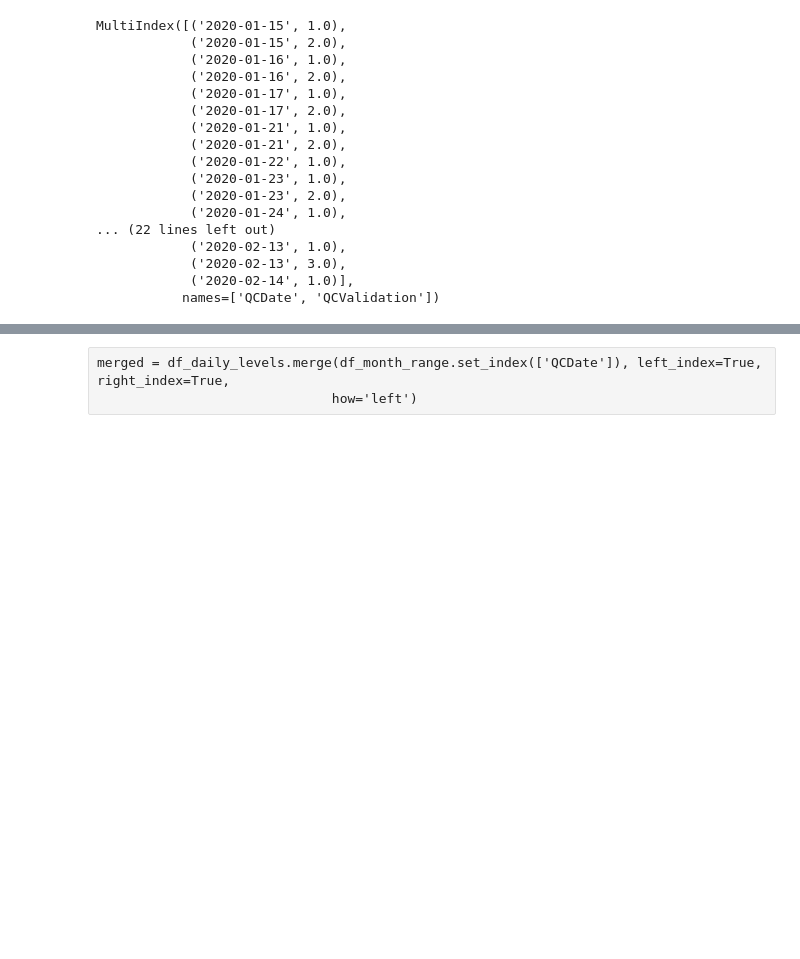
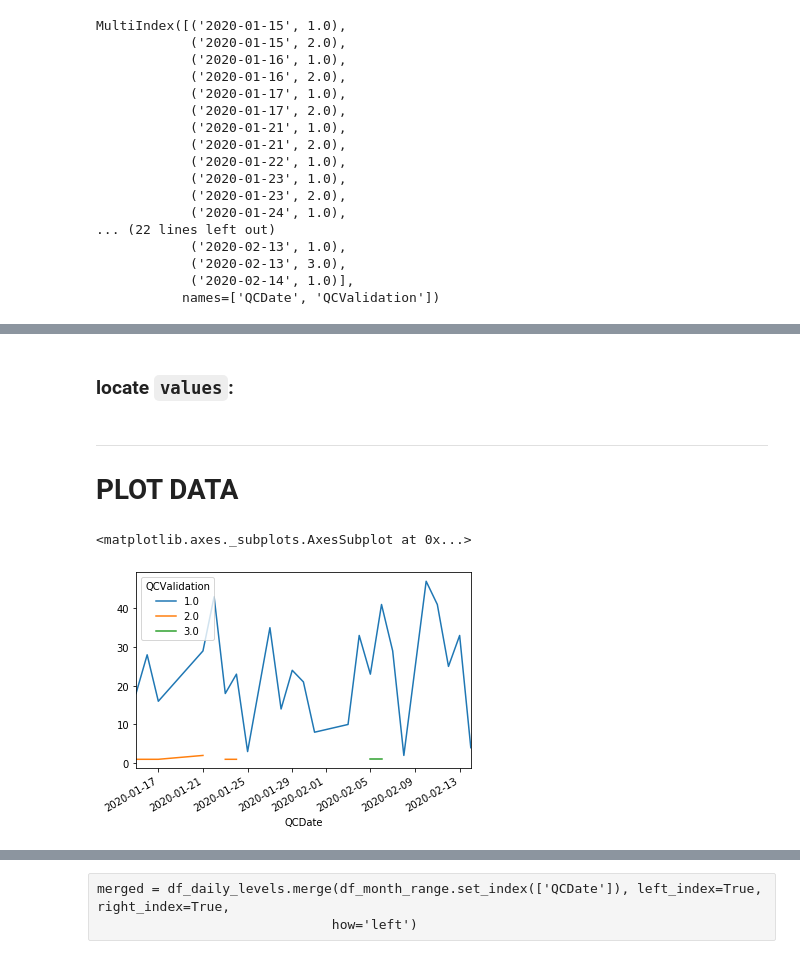
Before and after one commit to sownthunder/Data-Developer-Droolkit, a Jupyter notebook: AGILENT/METRICS/QCMetrics_FINALE.ipynb, the cells around one changed output, grey strips where cells are left out. Cells and saved outputs as stored; diff of their text form; code cells hidden in the pictures; blank space fills up the shorter version.

Commit message:
graph commit

```diff
--- a/AGILENT/METRICS/QCMetrics_FINALE.ipynb
+++ b/AGILENT/METRICS/QCMetrics_FINALE.ipynb
@@ -590,0 +604,3 @@ df_daily_levels
+# %%
+df_daily_levels.sort_index(inplace=True)
+df_daily_levels
@@ -632,0 +686,3 @@ MultiIndex([('2020-01-15', 1.0),
+# %%
+df_daily_unstacked_1 = df_daily_levels.unstack(level=-1)
+df_daily_unstacked_1
@@ -632,0 +720,2 @@ MultiIndex([('2020-01-15', 1.0),
+# %%
+df_daily_unstacked_1.columns = df_daily_unstacked_1.columns.droplevel()
@@ -632,0 +774,2 @@ MultiIndex([('2020-01-15', 1.0),
+# %%
+df_daily_unstacked_1.fillna(value=0, inplace=True)
@@ -632,0 +778,2 @@ MultiIndex([('2020-01-15', 1.0),
+# %% [markdown]
+### locate `values`:
@@ -632,0 +784,8 @@ MultiIndex([('2020-01-15', 1.0),
+# %% [markdown]
+---
+# PLOT DATA
+# %%
+df_daily_unstacked_1.plot()
+# %% [output]
+<matplotlib.axes._subplots.AxesSubplot at 0x...>
+[figure, added]
```
Also changed, not shown: parts of 72 cells of this notebook, 18 other files.
